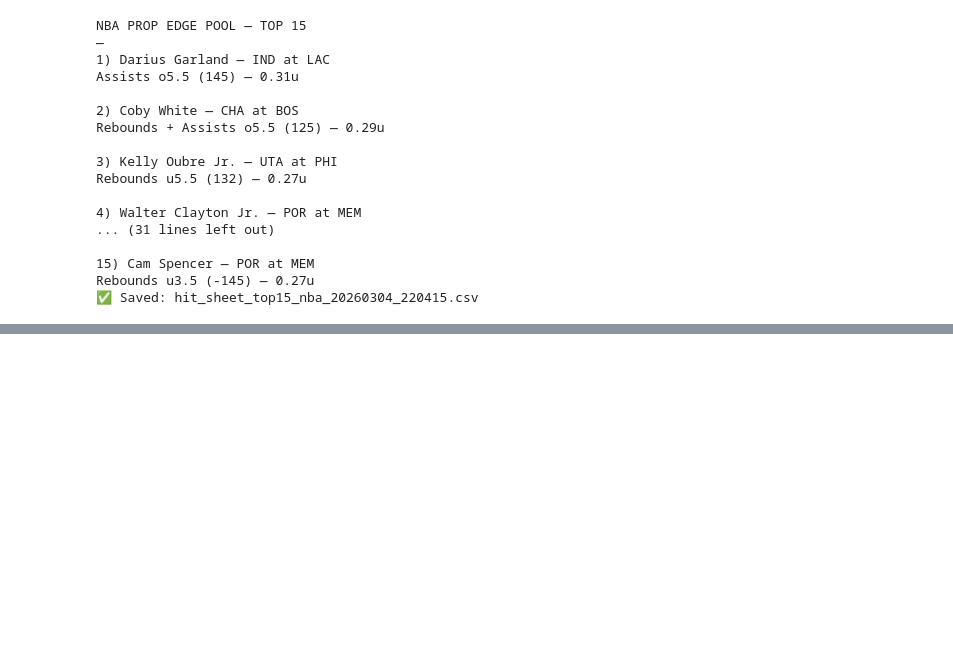
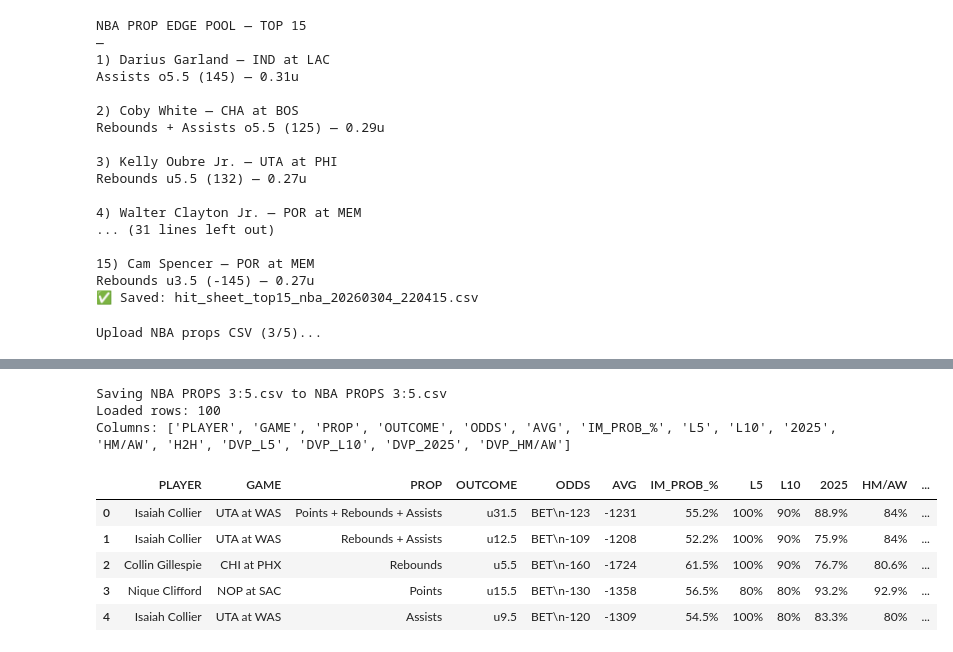
Before and after one commit to dchav12/New-stable-, a Jupyter notebook: NBA_Prop_Hit_Sheet.ipynb, the cells around one changed output, grey strips where cells are left out. Cells and saved outputs as stored; diff of their text form; code cells hidden in the pictures; blank space fills up the shorter version.

```diff
--- a/NBA_Prop_Hit_Sheet.ipynb
+++ b/NBA_Prop_Hit_Sheet.ipynb
@@ -9095,3 +9061,22 @@ Rebounds u5.5 (132) — 0.27u
 15) Cam Spencer — POR at MEM
 Rebounds u3.5 (-145) — 0.27u
 ✅ Saved: hit_sheet_top15_nba_20260304_220415.csv
+# %%
+from google.colab import files
+import pandas as pd
+
+print("Upload NBA props CSV (3/5)...")
+uploaded = files.upload()
+
+file_name = list(uploaded.keys())[0]
+
+df = pd.read_csv(file_name)
+
+df.columns = [c.strip().upper().replace(" ", "_") for c in df.columns]
+
+print("Loaded rows:", len(df))
+print("Columns:", list(df.columns))
+
+df.head()
+# %% [output]
+Upload NBA props CSV (3/5)...
@@ -9097,0 +9084,9 @@ Rebounds u3.5 (-145) — 0.27u
+Saving NBA PROPS 3:5.csv to NBA PROPS 3:5.csv
+Loaded rows: 100
+Columns: ['PLAYER', 'GAME', 'PROP', 'OUTCOME', 'ODDS', 'AVG', 'IM_PROB_%', 'L5', 'L10', '2025', 'HM/AW', 'H2H', 'DVP_L5', 'DVP_L10', 'DVP_2025', 'DVP_HM/AW']
+|  | PLAYER | GAME | PROP | OUTCOME | ODDS | AVG | IM_PROB_% | L5 | L10 | 2025 | HM/AW | ... |
+| 0 | Isaiah Collier | UTA at WAS | Points + Rebounds + Assists | u31.5 | BET\n-123 | -1231 | 55.2% | 100% | 90% | 88.9% | 84% | ... |
+| 1 | Isaiah Collier | UTA at WAS | Rebounds + Assists | u12.5 | BET\n-109 | -1208 | 52.2% | 100% | 90% | 75.9% | 84% | ... |
+| 2 | Collin Gillespie | CHI at PHX | Rebounds | u5.5 | BET\n-160 | -1724 | 61.5% | 100% | 90% | 76.7% | 80.6% | ... |
+| 3 | Nique Clifford | NOP at SAC | Points | u15.5 | BET\n-130 | -1358 | 56.5% | 80% | 80% | 93.2% | 92.9% | ... |
+| 4 | Isaiah Collier | UTA at WAS | Assists | u9.5 | BET\n-120 | -1309 | 54.5% | 100% | 80% | 83.3% | 80% | ... |
```
Also changed, not shown: parts of 7 cells of this notebook.
